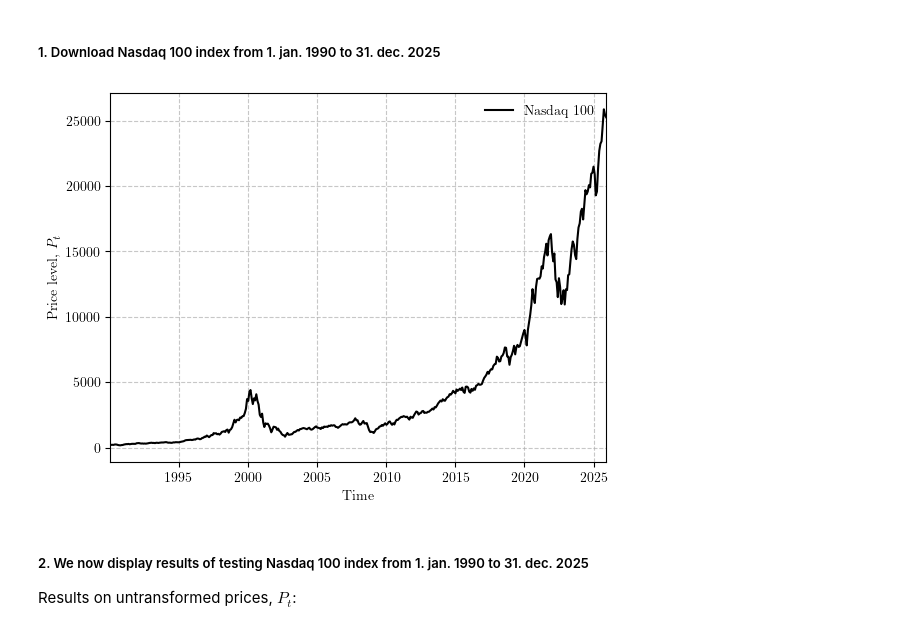
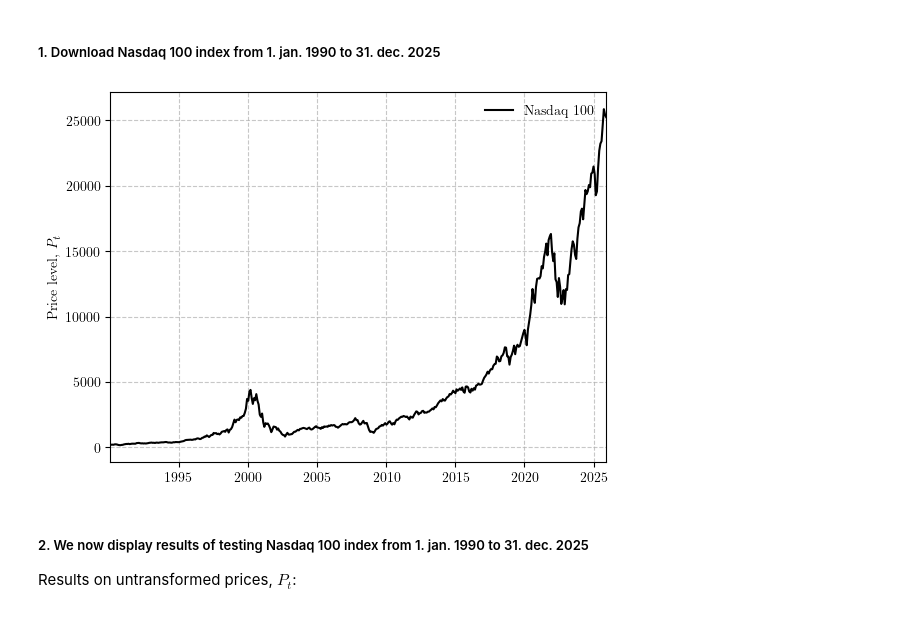
Before and after one commit to emilfriis/Bachelor, a Jupyter notebook: empirical_testing/nasdaq100/nasdaq100.ipynb, the cells around one changed output. Saved outputs shown, nothing was run; the diff lists cells and outputs as text; code cells hidden in the pictures.

```diff
--- a/empirical_testing/nasdaq100/nasdaq100.ipynb
+++ b/empirical_testing/nasdaq100/nasdaq100.ipynb
@@ -25,28 +26,28 @@ log_nasdaq_close = np.log(nasdaq_close)
 # %%
 # LaTeX font settings
 plt.rcParams['text.usetex'] = True
 plt.rcParams['font.family'] = 'serif'
 
 # Plot
 plt.plot(nasdaq_close.index, nasdaq_close, color="black", ls="-", label=r"Nasdaq 100")
 
-plt.xlabel(r"Time")
+#plt.xlabel(r"Time")
 plt.ylabel(r"Price level, $P_t$")
 #plt.title(r"\textbf{Nasdaq 100 Index}")
 
 # Fix x-axis
 ax = plt.gca()
 ax.set_xlim(nasdaq_close.index.min(), nasdaq_close.index.max())
 ax.xaxis.set_major_locator(mdates.YearLocator(5))
 ax.xaxis.set_major_formatter(mdates.DateFormatter('%Y'))
 
 plt.grid(True, alpha=0.7, ls="--")
 plt.legend(frameon=False)
 
 plt.savefig("plots/nasdaq100.pdf", bbox_inches="tight")
 plt.show()
 # %% [output]
-[figure, old version]
+[figure, new version]
 # %%
 # download log and close as .csv
 nasdaq_close.to_csv("data/nasdaq100.csv")
```
Also changed, not shown: parts of 1 cell of this notebook.
